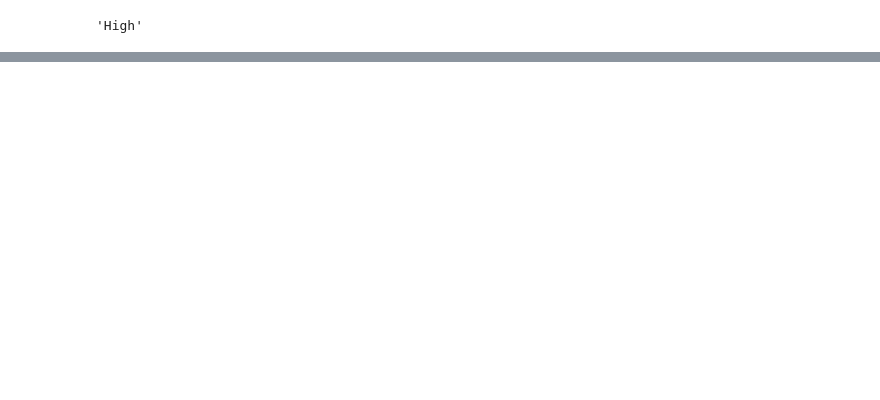
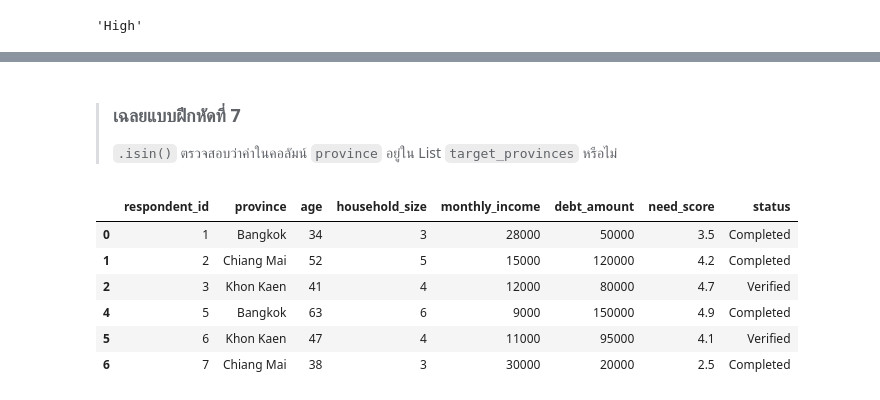
Before and after one commit to vivatbdi/MSDHS_OJT, a Jupyter notebook: py-jupyter_docker/course/day3/07_pandas_series&dataframe.ipynb, the cells around one changed output, grey strips where cells are left out. Drawn from its saved outputs; the diff is of its cells as text; code cells hidden in the pictures; blank space fills up the shorter version.

```diff
--- a/py-jupyter_docker/course/day3/07_pandas_series&dataframe.ipynb
+++ b/py-jupyter_docker/course/day3/07_pandas_series&dataframe.ipynb
@@ -853,3 +1637,29 @@ survey_data = {
 # %%
 # เขียนคำตอบของคุณใน Cell นี้
+# %% [markdown]
+> ### เฉลยแบบฝึกหัดที่ 7
+>
+> `.isin()` ตรวจสอบว่าค่าในคอลัมน์ `province` อยู่ใน List `target_provinces` หรือไม่
+# %%
+target_provinces = [
+    "Bangkok",
+    "Chiang Mai",
+    "Khon Kaen",
+]
+
+selected_provinces_df = survey_df.loc[
+    survey_df["province"].isin(
+        target_provinces
+    )
+]
+
+selected_provinces_df
+# %% [output]
+|  | respondent_id | province | age | household_size | monthly_income | debt_amount | need_score | status |
+| 0 | 1 | Bangkok | 34 | 3 | 28000 | 50000 | 3.5 | Completed |
+| 1 | 2 | Chiang Mai | 52 | 5 | 15000 | 120000 | 4.2 | Completed |
+| 2 | 3 | Khon Kaen | 41 | 4 | 12000 | 80000 | 4.7 | Verified |
+| 4 | 5 | Bangkok | 63 | 6 | 9000 | 150000 | 4.9 | Completed |
+| 5 | 6 | Khon Kaen | 47 | 4 | 11000 | 95000 | 4.1 | Verified |
+| 6 | 7 | Chiang Mai | 38 | 3 | 30000 | 20000 | 2.5 | Completed |
 # %% [markdown]
```
Also changed, not shown: parts of 280 cells of this notebook.
